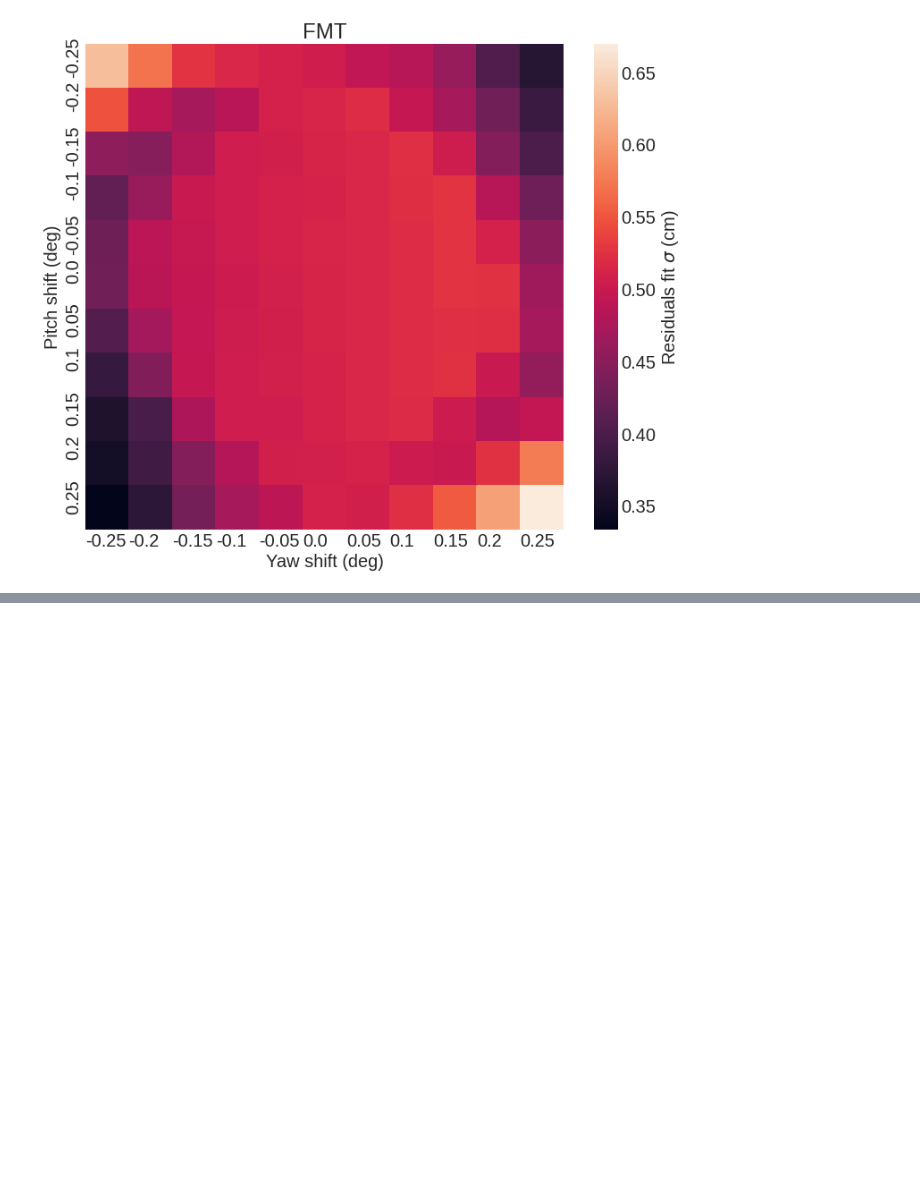
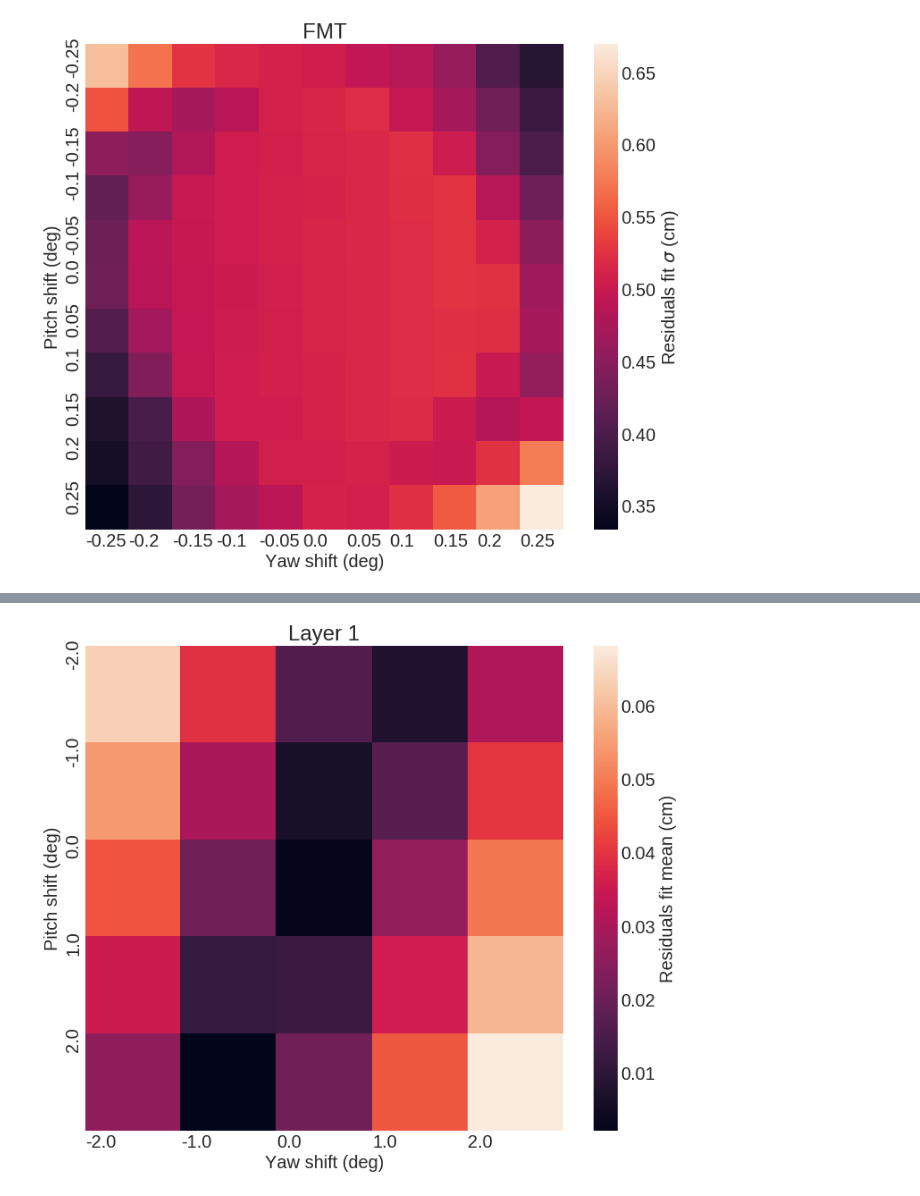
Before and after one commit to bleaktwig/fmt-analysis, a Jupyter notebook: jnotebook_plots/mean_sigma_vs_zshift.ipynb, the cells around one changed output, grey strips where cells are left out. Drawn from its saved outputs; the diff is of its cells as text; code cells hidden in the pictures; blank space fills up the shorter version.

```diff
--- a/jnotebook_plots/mean_sigma_vs_zshift.ipynb
+++ b/jnotebook_plots/mean_sigma_vs_zshift.ipynb
@@ -788,0 +870,73 @@ heatmap("FMT", xlab, ylab, sigmalab, yaw_shift, pitch_shift, (nsigma1+nsigma2+ns
+# %%
+pitch_shift = [ -2.00000,  -1.00000,   0.00000,   1.00000,   2.00000]
+yaw_shift   = [ -2.00000,  -1.00000,   0.00000,   1.00000,   2.00000]
+
+# layer 1:
+mean1      = np.matrix([
+        [  0.06328,   0.05431,   0.04468,   0.03526,   0.02599],
+        [  0.03978,   0.03023,   0.02108,   0.01161,   0.00212],
+        [  0.01597,   0.00641,  -0.00274,  -0.01219,  -0.02133],
+        [ -0.00766,  -0.01724,  -0.02650,  -0.03583,  -0.04496],
+        [ -0.03082,  -0.04042,  -0.04947,  -0.05888,  -0.06816]
+]).transpose()
+sigma1     = np.matrix([
+        [  0.38945,   0.38610,   0.38349,   0.38287,   0.38479],
+        [  0.38997,   0.38655,   0.38458,   0.38446,   0.38584],
+        [  0.39266,   0.38978,   0.38813,   0.38793,   0.38939],
+        [  0.39752,   0.39486,   0.39337,   0.39344,   0.39502],
+        [  0.40483,   0.40244,   0.40117,   0.40112,   0.40318]
+]).transpose()
+
+# layer 2:
+mean2      = np.matrix([
+        [  0.00727,   0.02385,   0.04051,   0.05705,   0.07381],
+        [ -0.01491,   0.00158,   0.01822,   0.03500,   0.05177],
+        [ -0.03655,  -0.02061,  -0.00391,   0.01299,   0.02982],
+        [ -0.05846,  -0.04228,  -0.02575,  -0.00895,   0.00766],
+        [ -0.07980,  -0.06369,  -0.04734,  -0.03050,  -0.01405]
+]).transpose()
+sigma2     = np.matrix([
+        [  0.39424,   0.39122,   0.39061,   0.39213,   0.39558],
+        [  0.39456,   0.39075,   0.38943,   0.39022,   0.39288],
+        [  0.39692,   0.39283,   0.39067,   0.39060,   0.39253],
+        [  0.40079,   0.39528,   0.39353,   0.39308,   0.39403],
+        [  0.40712,   0.40189,   0.39882,   0.39724,   0.39844]
+]).transpose()
+# layer 3:
+mean3      = np.matrix([
+        [ -0.06779,  -0.04044,  -0.01253,   0.01528,   0.04298],
+        [ -0.06393,  -0.03671,  -0.00879,   0.01925,   0.04679],
+        [ -0.05993,  -0.03278,  -0.00498,   0.02310,   0.05082],
+        [ -0.05564,  -0.02833,  -0.00066,   0.02702,   0.05448],
+        [ -0.05130,  -0.02427,   0.00322,   0.03076,   0.05802]
+]).transpose()
+sigma3     = np.matrix([
+        [  0.39473,   0.38924,   0.38633,   0.38683,   0.38949],
+        [  0.39507,   0.38959,   0.38711,   0.38767,   0.39112],
+        [  0.39728,   0.39242,   0.39052,   0.39111,   0.39475],
+        [  0.40144,   0.39666,   0.39500,   0.39605,   0.39942],
+        [  0.40697,   0.40279,   0.40163,   0.40227,   0.40631]
+]).transpose()
+
+amean1 = np.abs(mean1)
+nmean1 = (amean1-np.min(amean1))/(np.max(amean1)-np.min(amean1))
+nsigma1 = (sigma1-np.min(sigma1))/(np.max(sigma1)-np.min(sigma1))
+heatmap("Layer 1", xlab, ylab, meanlab,  yaw_shift, pitch_shift, amean1)
+heatmap("Layer 1", xlab, ylab, sigmalab, yaw_shift, pitch_shift, nsigma1)
+
+amean2 = np.abs(mean2)
+nmean2 = (amean2-np.min(amean2))/(np.max(amean2)-np.min(amean2))
+nsigma2 = (sigma2-np.min(sigma2))/(np.max(sigma2)-np.min(sigma2))
+heatmap("Layer 2", xlab, ylab, meanlab,  yaw_shift, pitch_shift, amean2)
+heatmap("Layer 2", xlab, ylab, sigmalab, yaw_shift, pitch_shift, nsigma2)
+
+amean3 = np.abs(mean3)
+nmean3 = (amean3-np.min(amean3))/(np.max(amean3)-np.min(amean3))
+nsigma3 = (sigma3-np.min(sigma3))/(np.max(sigma3)-np.min(sigma3))
+heatmap("Layer 3", xlab, ylab, meanlab,  yaw_shift, pitch_shift, amean3)
+heatmap("Layer 3", xlab, ylab, sigmalab, yaw_shift, pitch_shift, nsigma3)
+
+heatmap("FMT", xlab, ylab, meanlab,  yaw_shift, pitch_shift, (amean1+amean2+amean3))
+heatmap("FMT", xlab, ylab, sigmalab, yaw_shift, pitch_shift, (nsigma1+nsigma2+nsigma3)/3)
+# %% [output]
+[figure, added]
```
Also changed, not shown: parts of 8 cells of this notebook.
